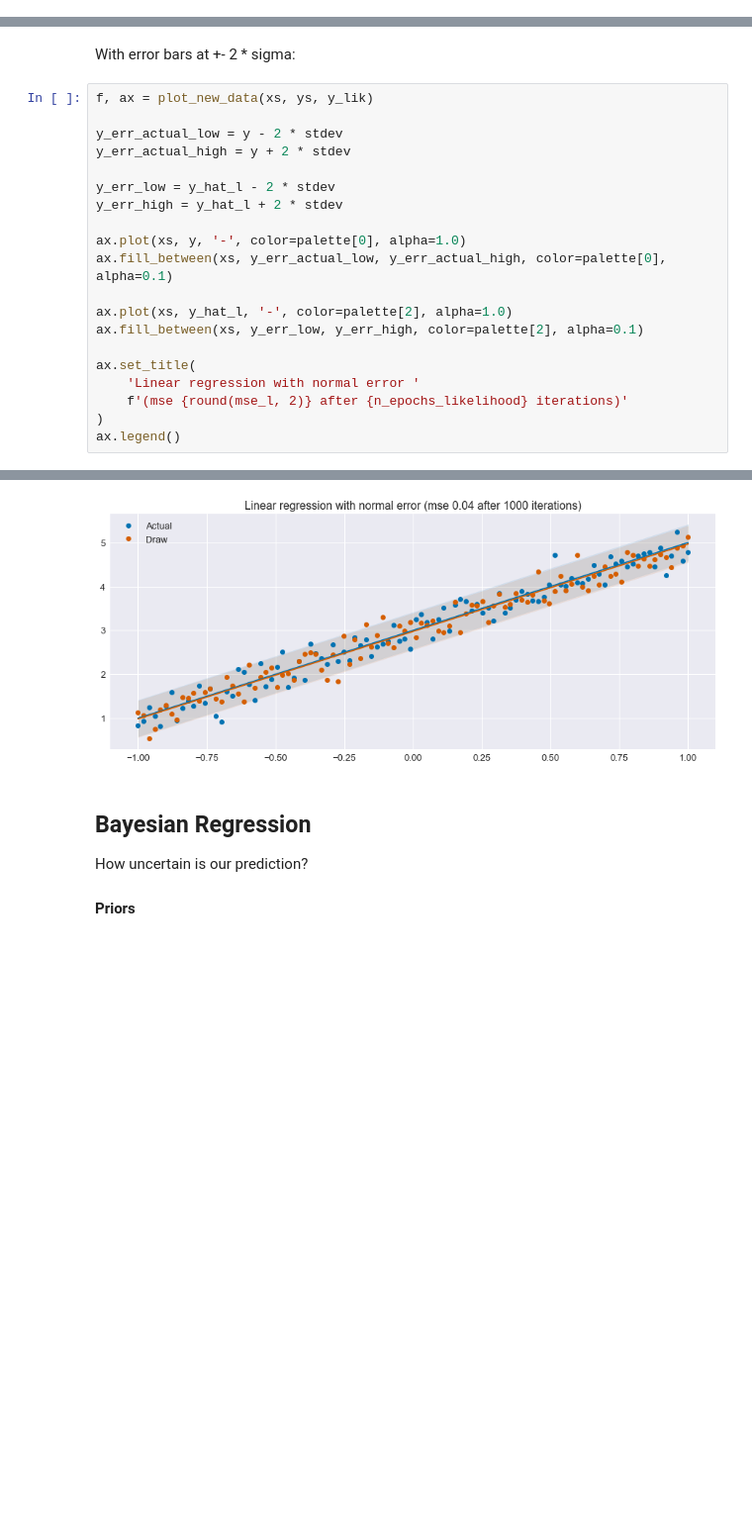
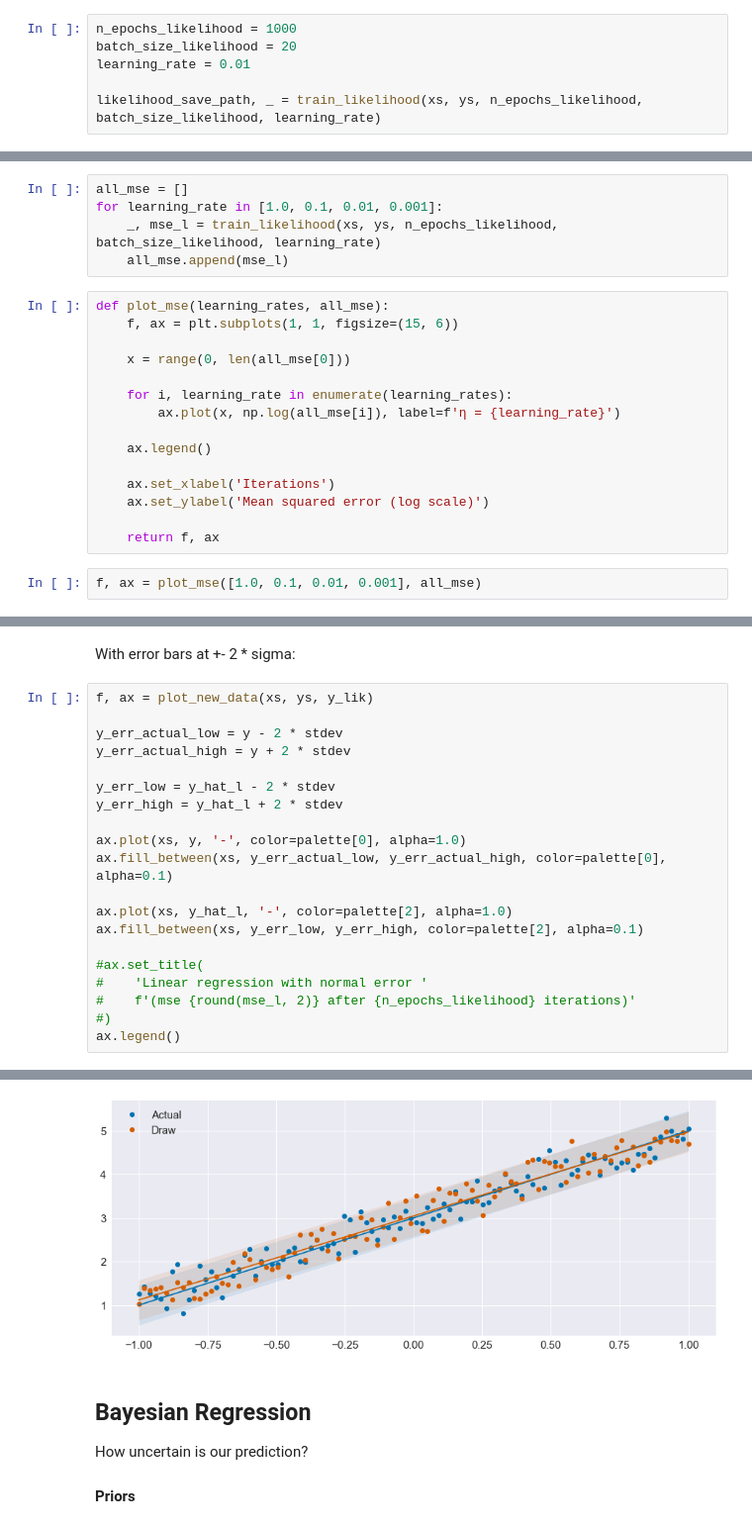
Before and after one commit to srom/ds, a Jupyter notebook: Linear Regression.ipynb, the cells around one changed output, grey strips where cells are left out. Shown at 99% size. Cells and saved outputs as stored; diff of their text form; blank space fills up the shorter version.

```diff
--- a/Linear Regression.ipynb
+++ b/Linear Regression.ipynb
@@ -181,3 +186,9 @@ likelihood_save_path = train_likelihood(xs, ys, n_epochs_likelihood)
+# %%
+n_epochs_likelihood = 1000
+batch_size_likelihood = 20
+learning_rate = 0.01
+
+likelihood_save_path, _ = train_likelihood(xs, ys, n_epochs_likelihood, batch_size_likelihood, learning_rate)
 # %%
 def predict_likelihood(x, y, save_path):
     x_scaler, y_scaler = preprocessing.StandardScaler(), preprocessing.StandardScaler()
@@ -207,0 +219,22 @@ Text(0.5,1,'Linear Regression - MSE after 1000 iterations: 0.043')
+# %%
+all_mse = []
+for learning_rate in [1.0, 0.1, 0.01, 0.001]:
+    _, mse_l = train_likelihood(xs, ys, n_epochs_likelihood, batch_size_likelihood, learning_rate)
+    all_mse.append(mse_l)
+# %%
+def plot_mse(learning_rates, all_mse):
+    f, ax = plt.subplots(1, 1, figsize=(15, 6))
+
+    x = range(0, len(all_mse[0]))
+
+    for i, learning_rate in enumerate(learning_rates):
+        ax.plot(x, np.log(all_mse[i]), label=f'η = {learning_rate}')
+
+    ax.legend()
+
+    ax.set_xlabel('Iterations')
+    ax.set_ylabel('Mean squared error (log scale)')
+
+    return f, ax
+# %%
+f, ax = plot_mse([1.0, 0.1, 0.01, 0.001], all_mse)
@@ -258,26 +293,26 @@ With error bars at +- 2 * sigma:
 # %%
 f, ax = plot_new_data(xs, ys, y_lik)
 
 y_err_actual_low = y - 2 * stdev
 y_err_actual_high = y + 2 * stdev
 
 y_err_low = y_hat_l - 2 * stdev
 y_err_high = y_hat_l + 2 * stdev
 
 ax.plot(xs, y, '-', color=palette[0], alpha=1.0)
 ax.fill_between(xs, y_err_actual_low, y_err_actual_high, color=palette[0], alpha=0.1)
 
 ax.plot(xs, y_hat_l, '-', color=palette[2], alpha=1.0)
 ax.fill_between(xs, y_err_low, y_err_high, color=palette[2], alpha=0.1)
 
-ax.set_title(
-    'Linear regression with normal error '
-    f'(mse {round(mse_l, 2)} after {n_epochs_likelihood} iterations)'
-)
+#ax.set_title(
+#    'Linear regression with normal error '
+#    f'(mse {round(mse_l, 2)} after {n_epochs_likelihood} iterations)'
+#)
 ax.legend()
 # %% [output]
 <matplotlib.legend.Legend at 0x...>
-[figure, old version]
+[figure, new version]
 # %% [markdown]
 ## Bayesian Regression
 
```
Also changed, not shown: parts of 32 cells of this notebook, 5 other files.
